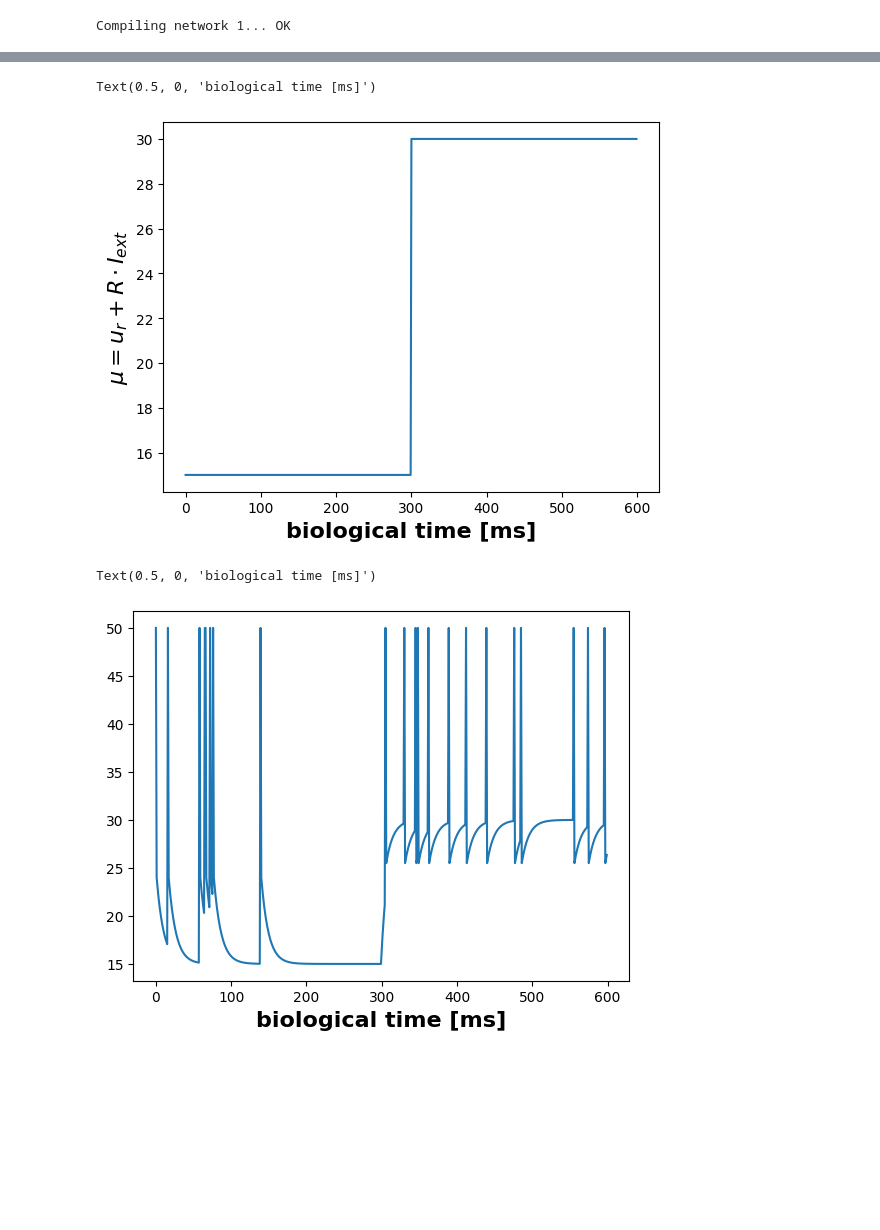
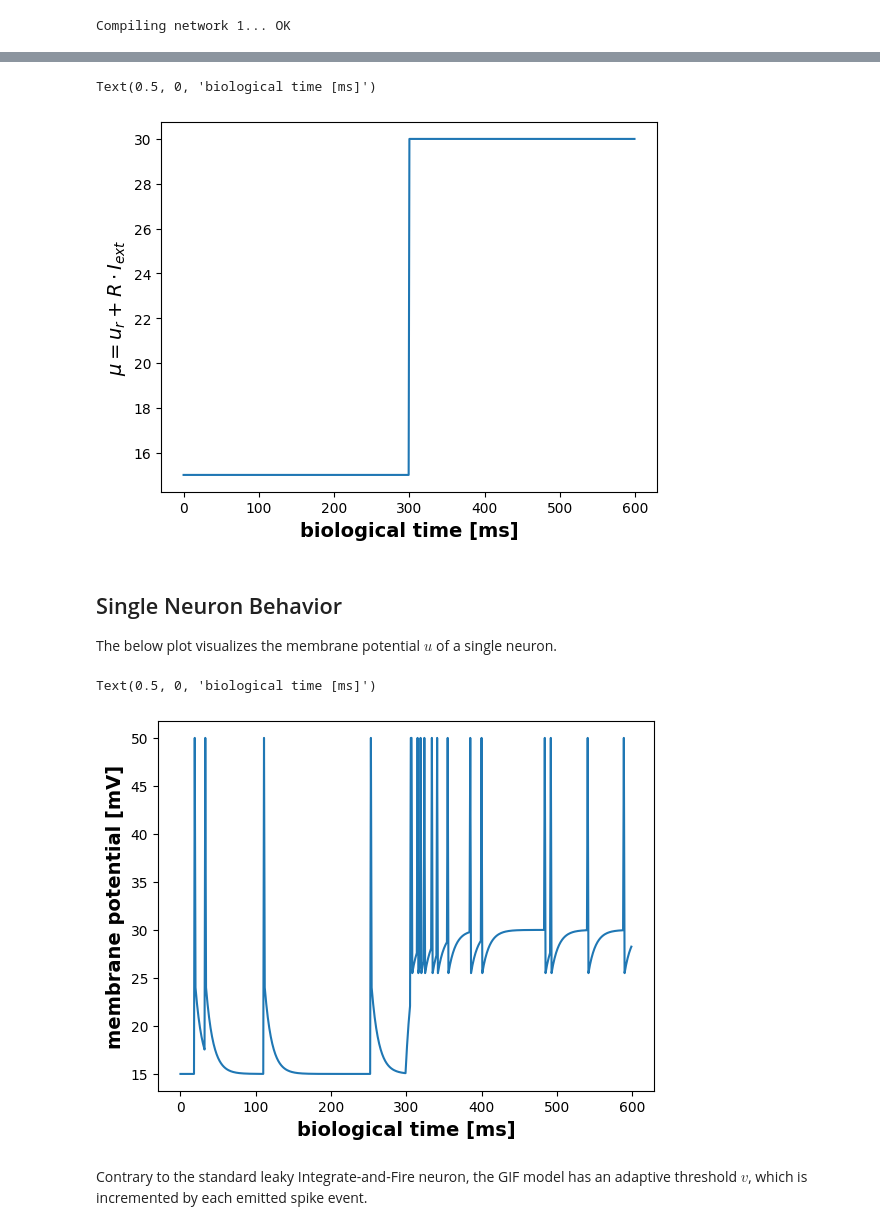
Before and after one commit to ANNarchy/ANNarchy.github.io, a Jupyter notebook: notebooks/GIF_SN.ipynb, the cells around one changed output, grey strips where cells are left out. Saved outputs shown, nothing was run; the diff lists cells and outputs as text; code cells hidden in the pictures; blank space fills up the shorter version.

```diff
--- a/notebooks/GIF_SN.ipynb
+++ b/notebooks/GIF_SN.ipynb
@@ -50,26 +82,14 @@ Using this adapted neuron type, we can now create our population:
 # %%
 # create the population
 P = net.create(500, neuron=mod_GIF)
+P.u = 15.0
 
 # select only one neuron
-m = net.monitor(P[15], ["Lambda", "p", "u", "v", "spike"])
+m = net.monitor(P[15], ["u", "v", "spike"])
 
 # record spikes of all neurons
 m2 = net.monitor(P, "spike")
 
 net.compile()
-
-# just for logging
-input_signal = numpy.zeros(600)
-
-# -> mu = 15 mv
-P.I_ext = (15 - P.u_r)/P.R
-net.simulate(300)
-input_signal[:300] = P.I_ext
-
-# -> mu = 30 mv
-P.I_ext = (30 - P.u_r)/P.R
-net.simulate(300)
-input_signal[300:] = P.I_ext
 # %% [output]
 Compiling network 1... OK
@@ -76,20 +113,26 @@ Compiling network 1... OK
 # %%
 plt.figure()
 plt.plot(P.u_r + P.R * input_signal)
-plt.ylabel(r"$\mu = u_r + R \cdot I_{ext}$", fontsize=16, fontweight="bold")
-plt.xlabel("biological time [ms]", fontsize=16, fontweight="bold")
+plt.ylabel(r"$\mu = u_r + R \cdot I_{ext}$", fontsize=14, fontweight="bold")
+plt.xlabel("biological time [ms]", fontsize=14, fontweight="bold")
 # %% [output]
 Text(0.5, 0, 'biological time [ms]')
-[figure, old version]
+[figure, new version]
+# %% [markdown]
+## Single Neuron Behavior
+
+The below plot visualizes the membrane potential $u$ of a single neuron.
 # %%
 plt.figure()
 u_data = m.get("u")
 spikes = m.get("spike")[15]
 u_data[spikes] = 50   # arbitrary value to highlight the spike
 plt.plot(u_data)
-plt.xlabel("membrane potential [mV]", fontsize=16, fontweight="bold")
-plt.xlabel("biological time [ms]", fontsize=16, fontweight="bold")
+plt.ylabel("membrane potential [mV]", fontsize=14, fontweight="bold")
+plt.xlabel("biological time [ms]", fontsize=14, fontweight="bold")
 # %% [output]
 Text(0.5, 0, 'biological time [ms]')
-[figure, old version]
+[figure, new version]
+# %% [markdown]
+Contrary to the standard leaky Integrate-and-Fire neuron, the GIF model has an adaptive threshold $v$, which is incremented by each emitted spike event.
 # %%
```
Also changed, not shown: parts of 12 cells of this notebook, 28 other files.
